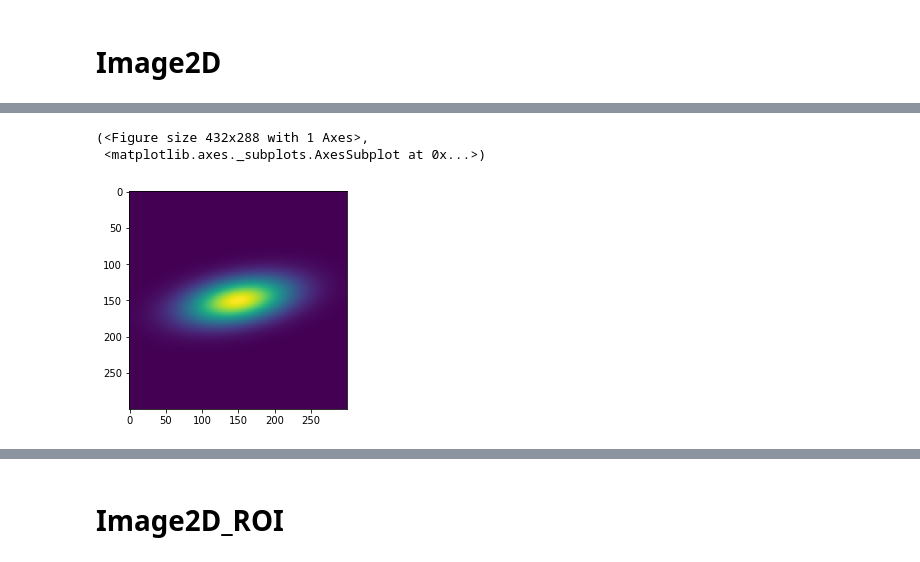
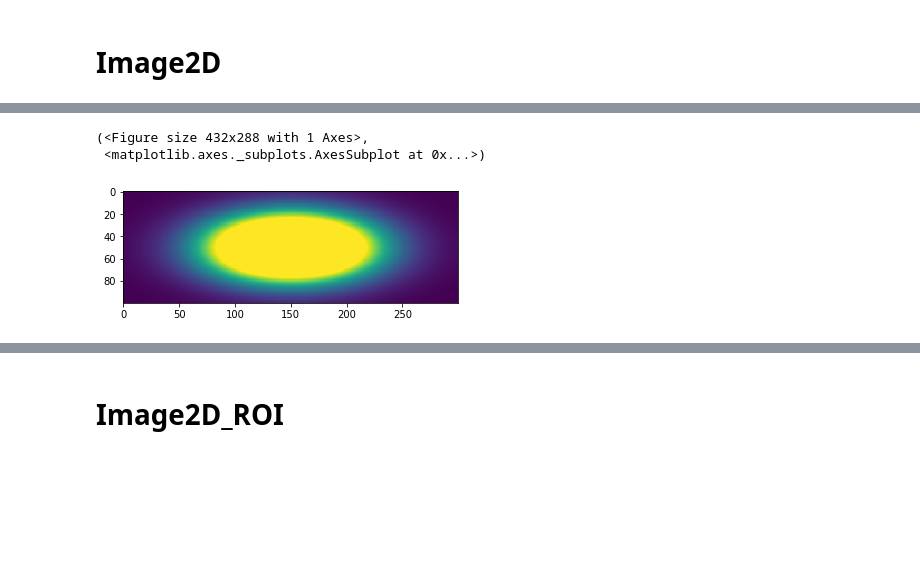
Before and after one commit to lnls-fac/mathphys, a Jupyter notebook: scripts/images.ipynb, the cells around one changed output, grey strips where cells are left out. Saved outputs shown, nothing was run; the diff lists cells and outputs as text; code cells hidden in the pictures; blank space fills up the shorter version.

Commit message:
Update images module and notebook

```diff
--- a/scripts/images.ipynb
+++ b/scripts/images.ipynb
@@ -88,0 +228,10 @@ saturated       : True
+# %%
+# saturate image for testing
+
+gauss2dsat, indcsx2d, indcsy2d = create_gauss2dsat()
+
+data = gauss2dsat
+
+img = images.Image2D(data=gauss2dsat, saturation_threshold=200)
+print(img)
+img.imshow()
@@ -89,9 +250,9 @@ saturated       : True
 # %%
-img.imshow(cropx=[350,650], cropy=[450,750])
+img.imshow(cropx=[450,750], cropy=[450,550])
 # %% [output]
 (<Figure size 432x288 with 1 Axes>,
  <matplotlib.axes._subplots.AxesSubplot at 0x...>)
-[figure, old version]
+[figure, new version]
 # %%
 img.is_saturated
 # %% [output]
```
Also changed, not shown: parts of 59 cells of this notebook, 1 other file.
